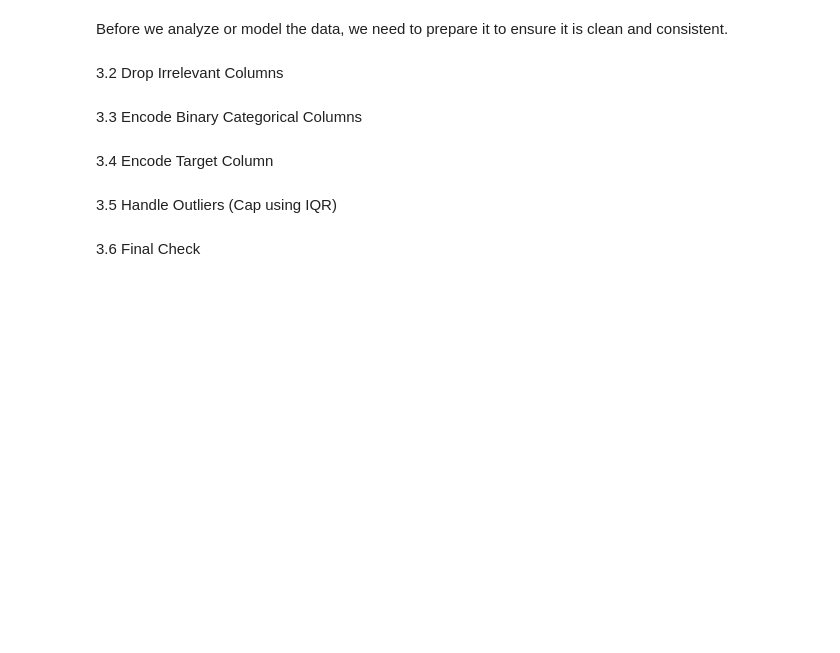
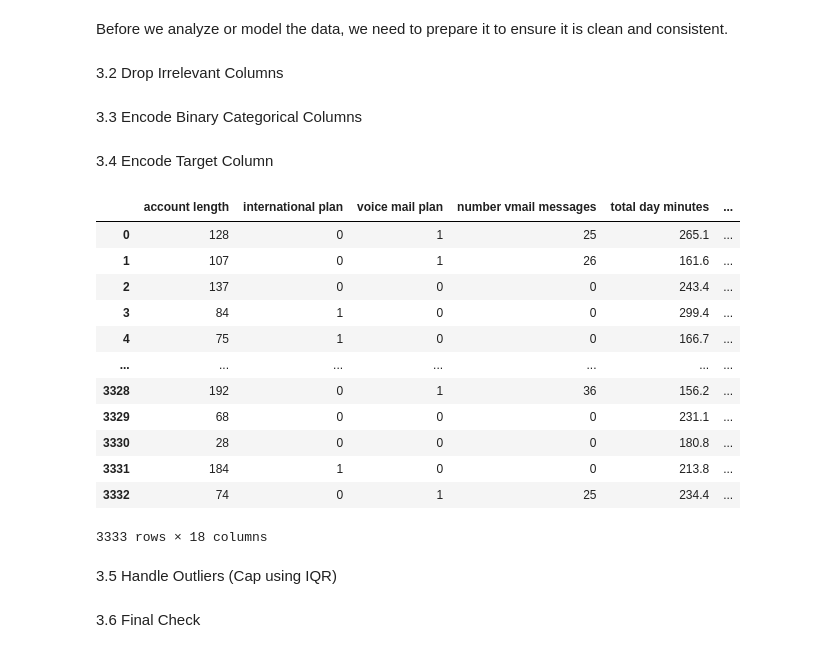
Before and after one commit to Nightingale-Tech/SYRIATEL-CUSTOMER-CHURN, a Jupyter notebook: notebooks/customer churn.ipynb, the cells around one changed output. Cells and saved outputs as stored; diff of their text form; code cells hidden in the pictures; blank space fills up the shorter version.

```diff
--- a/notebooks/customer churn.ipynb
+++ b/notebooks/customer churn.ipynb
@@ -138,8 +139,23 @@ df['voice mail plan'] = df['voice mail plan'].map(binary_map)
 # %% [markdown]
 3.4 Encode Target Column
 # %%
-# Convert boolean churn column to 0/1
+#Convert boolean churn column to 0/1
 df['churn'] = df['churn'].astype(int)
+df
+# %% [output]
+|  | account length | international plan | voice mail plan | number vmail messages | total day minutes | ... |
+| 0 | 128 | 0 | 1 | 25 | 265.1 | ... |
+| 1 | 107 | 0 | 1 | 26 | 161.6 | ... |
+| 2 | 137 | 0 | 0 | 0 | 243.4 | ... |
+| 3 | 84 | 1 | 0 | 0 | 299.4 | ... |
+| 4 | 75 | 1 | 0 | 0 | 166.7 | ... |
+| ... | ... | ... | ... | ... | ... | ... |
+| 3328 | 192 | 0 | 1 | 36 | 156.2 | ... |
+| 3329 | 68 | 0 | 0 | 0 | 231.1 | ... |
+| 3330 | 28 | 0 | 0 | 0 | 180.8 | ... |
+| 3331 | 184 | 1 | 0 | 0 | 213.8 | ... |
+| 3332 | 74 | 0 | 1 | 25 | 234.4 | ... |
+3333 rows × 18 columns
 # %% [markdown]
 3.5 Handle Outliers (Cap using IQR)
 # %%
```
Also changed, not shown: parts of 11 cells of this notebook.
